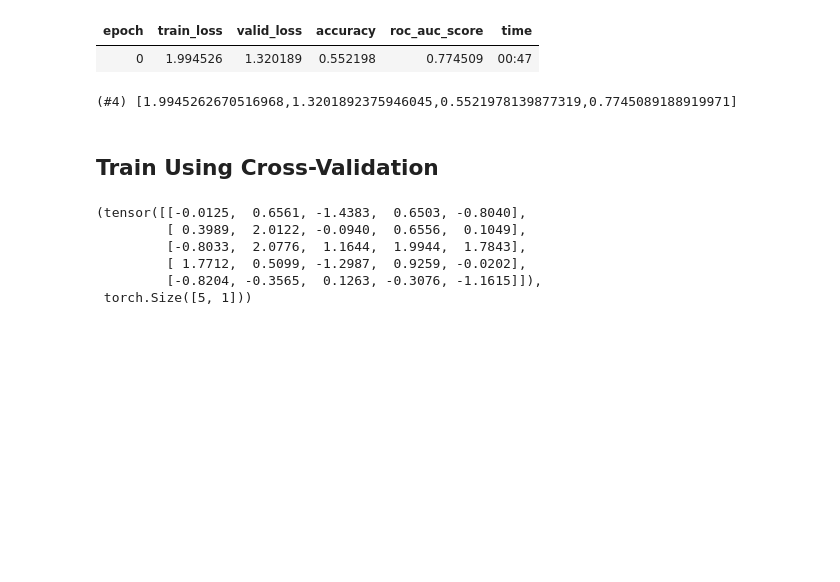
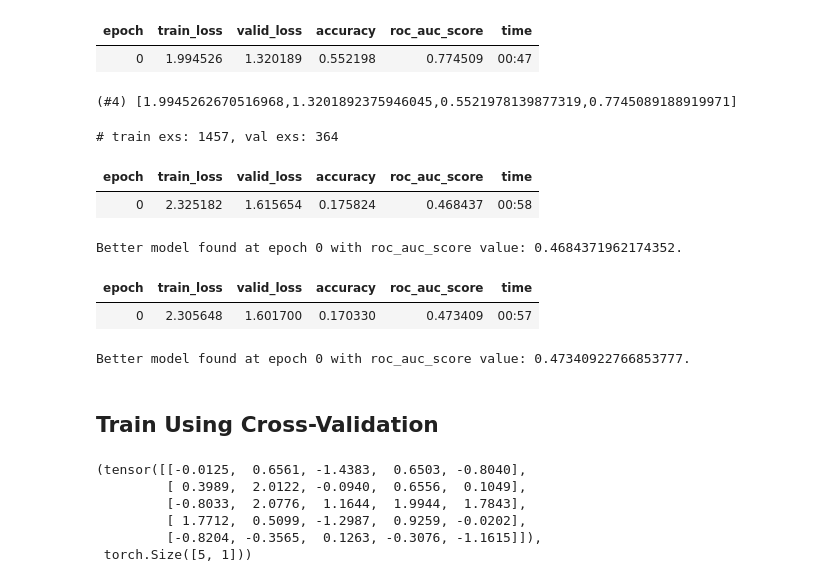
Before and after one commit to bwolfson97/plant_pathology, a Jupyter notebook: nbks/03_train.ipynb, the cells around one changed output. Drawn from its saved outputs; the diff is of its cells as text; code cells hidden in the pictures; blank space fills up the shorter version.

```diff
--- a/nbks/03_train.ipynb
+++ b/nbks/03_train.ipynb
@@ -77,6 +77,16 @@ learn = train(0, 0.001, bs=256, log=False)
 learn.final_record
 # %% [output]
 (#4) [1.9945262670516968,1.3201892375946045,0.5521978139877319,0.7745089188919971]
+# %%
+learn = train(1, 1e-2, frz=1, pre=32, re=32, bs=1024, save=True)
+# %% [output]
+# train exs: 1457, val exs: 364
+| epoch | train_loss | valid_loss | accuracy | roc_auc_score | time |
+| 0 | 2.325182 | 1.615654 | 0.175824 | 0.468437 | 00:58 |
+Better model found at epoch 0 with roc_auc_score value: 0.4684371962174352.
+| epoch | train_loss | valid_loss | accuracy | roc_auc_score | time |
+| 0 | 2.305648 | 1.601700 | 0.170330 | 0.473409 | 00:57 |
+Better model found at epoch 0 with roc_auc_score value: 0.47340922766853777.
 # %% [markdown]
 ## Train Using Cross-Validation
 # %%
```
Also changed, not shown: 40 other files.
